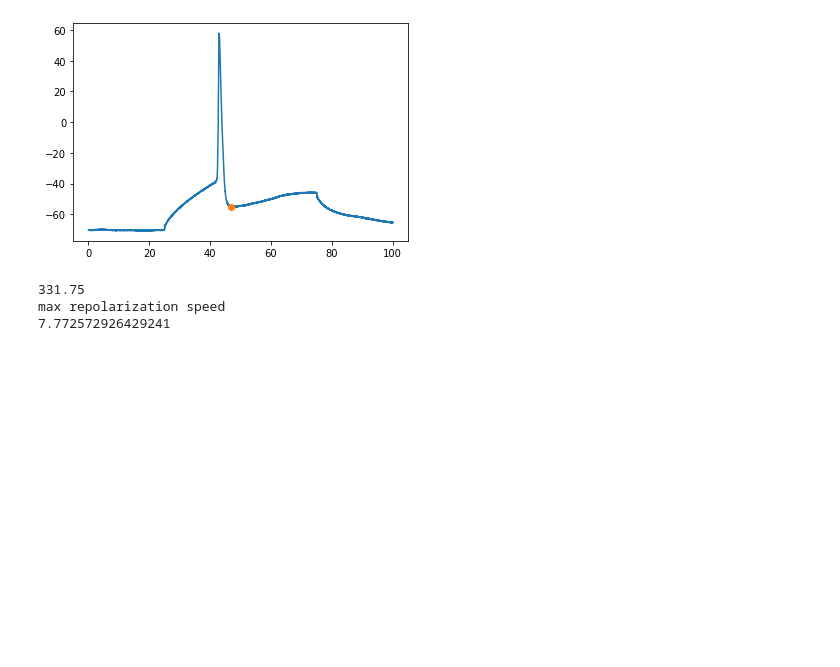
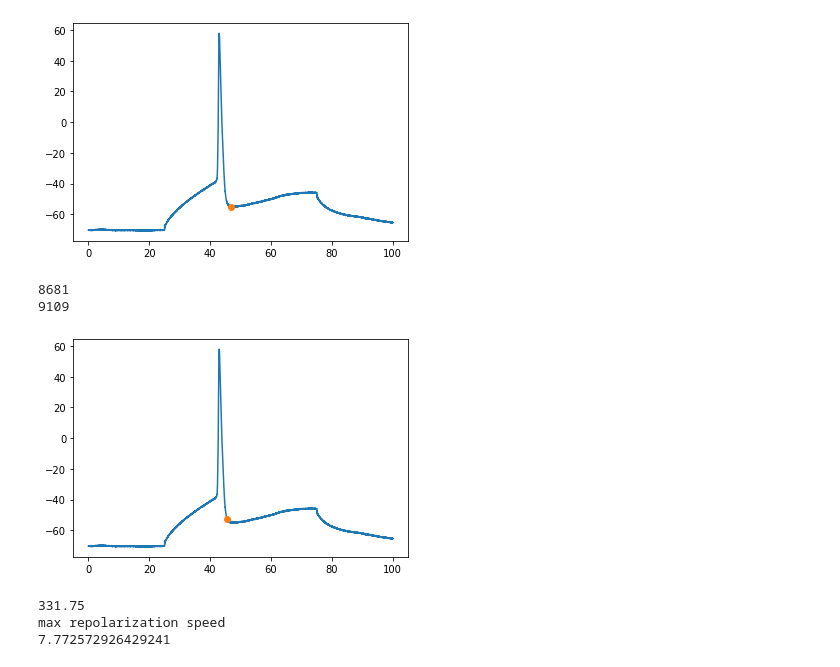
Before and after one commit to ZiDa20/Biophysical_Essentials, a Jupyter notebook: Notebooks/ap_parameter_validation.ipynb, the cells around one changed output. Drawn from its saved outputs; the diff is of its cells as text; code cells hidden in the pictures; blank space fills up the shorter version.

```diff
--- a/Notebooks/ap_parameter_validation.ipynb
+++ b/Notebooks/ap_parameter_validation.ipynb
@@ -173,6 +185,20 @@ fig = plt.plot(t_ahp,ahp, marker = 'o')
 plt.show()
 # %% [output]
 [figure]
+# %%
+dev_1_min = np.min(smoothed_first_derivative)
+pos_dev_1_min = np.where(smoothed_first_derivative ==dev_1_min)[0][0]
+print(pos_dev_1_min)
+hyperpol_pos = np.where(smoothed_first_derivative[pos_dev_1_min:len(smoothed_first_derivative)]>=0)[0][0]
+hyperpol_pos = hyperpol_pos + pos_dev_1_min
+print(hyperpol_pos)
+fig = plt.plot(time,data)
+fig = plt.plot(time[hyperpol_pos],data[hyperpol_pos], marker = 'o')
+plt.show()
+# %% [output]
+8681
+9109
+[figure, added]
 # %%
 max_1st_derivative_amplitude = np.max(smoothed_first_derivative)
 print(max_1st_derivative_amplitude)
```
Also changed, not shown: parts of 2 cells of this notebook, 3 other files.
